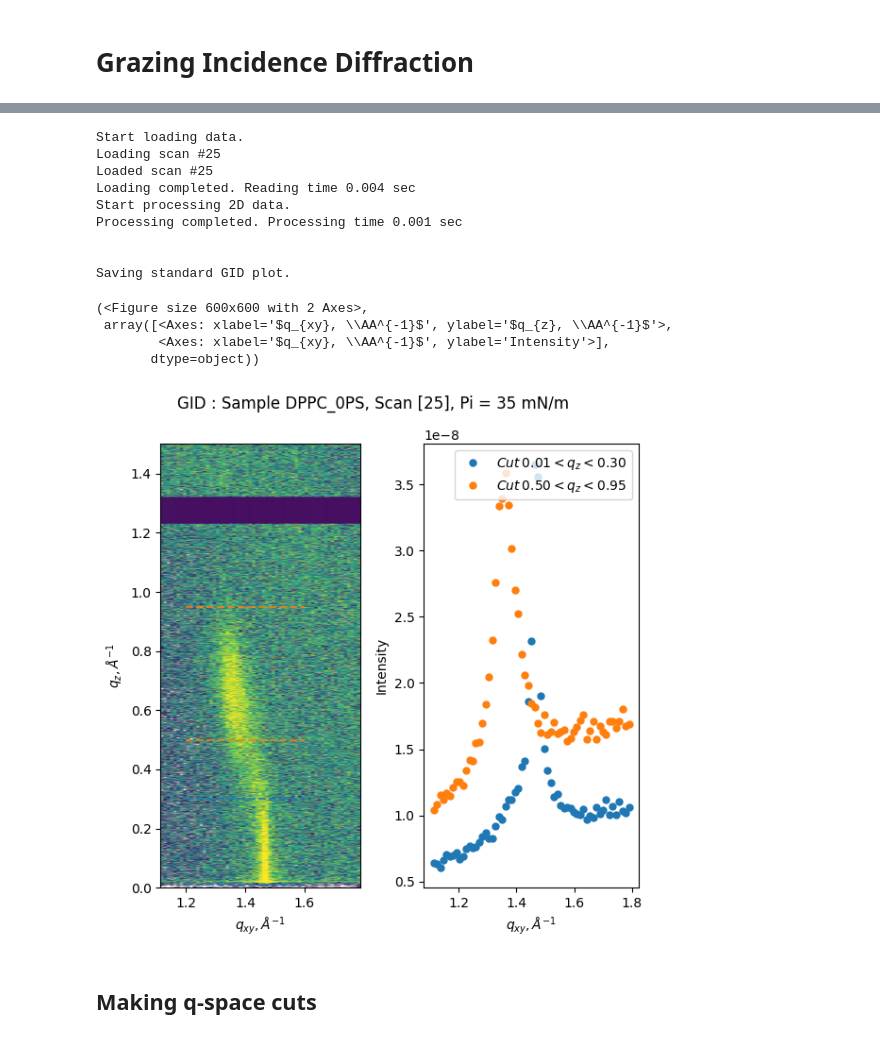
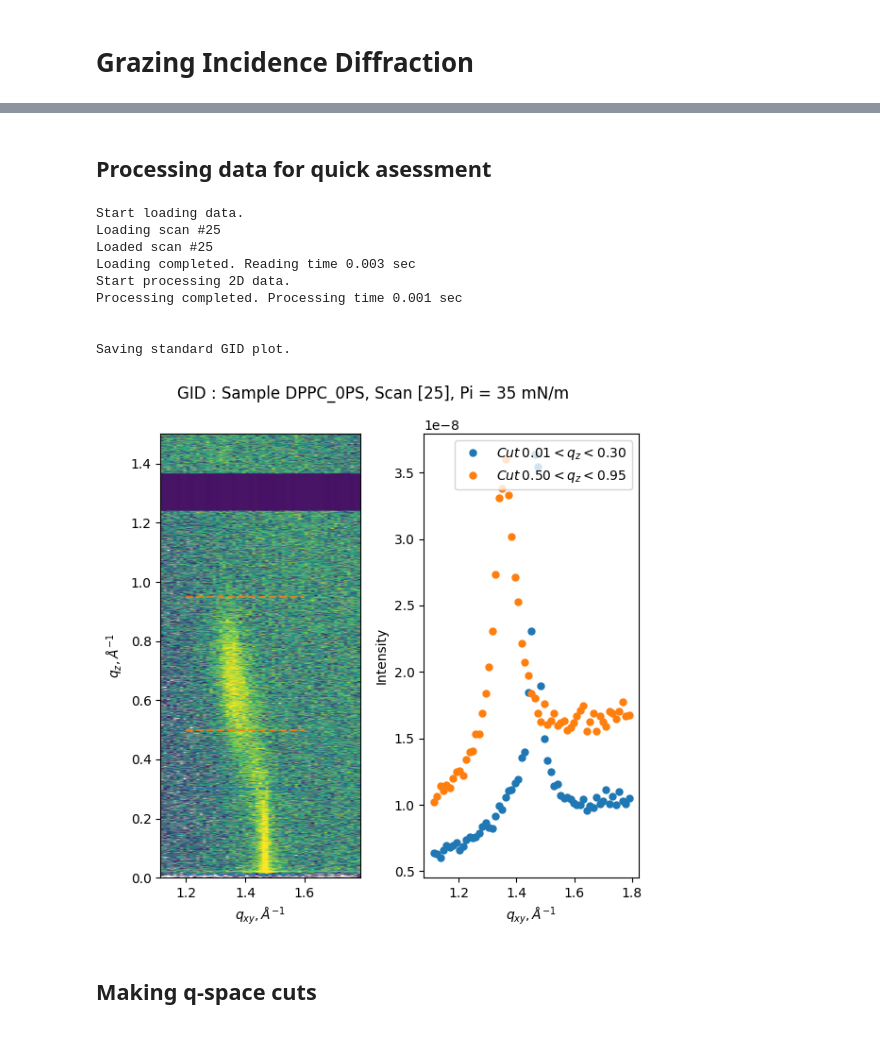
Before and after one commit to chelberserker/ESRF_ID10_SURF, a Jupyter notebook: usage_example.ipynb, the cells around one changed output, grey strips where cells are left out. Drawn from its saved outputs; the diff is of its cells as text; code cells hidden in the pictures.

Commit message:
Added a Mythen calibration and updated usage_example.ipynb

```diff
--- a/usage_example.ipynb
+++ b/usage_example.ipynb
@@ -87,0 +90,3 @@ Starting q-space mapping.
+# %%
+calibration_filename = '/mnt/data/ls3582/id10-surf/20251120/RAW_DATA/eh1_exp_2025_11_17/eh1_exp_2025_11_17_0001/eh1_exp_2025_11_17_0001.h5'
+PPD, mythen_gap = GID.calibrate_mythen(filename=calibration_filename, scanN=59, plot=True)
@@ -88,21 +96,19 @@ Starting q-space mapping.
+# %% [markdown]
+## Processing data for quick asessment
 # %%
-gid = GID(file, gid_ScanN_list, PX0=50, PPD=198.5, mythen_gap=90, alpha_i_name='mu', I0=2e12, saving_dir=SavingDir)
-gid.plot_quick_analysis(save=True)
+gid = GID(file, gid_ScanN_list, PX0=50, PPD=PPD, mythen_gap=mythen_gap, alpha_i_name='mu', I0=2e12, saving_dir=SavingDir)
+fig, ax = gid.plot_quick_analysis(save=True)
 # %% [output]
 Start loading data.
 Loading scan #25
 Loaded scan #25
-Loading completed. Reading time 0.004 sec
+Loading completed. Reading time 0.003 sec
 Start processing 2D data.
 Processing completed. Processing time 0.001 sec
 
 
 Saving standard GID plot.
-(<Figure size 600x600 with 2 Axes>,
- array([<Axes: xlabel='$q_{xy}, \\AA^{-1}$', ylabel='$q_{z}, \\AA^{-1}$'>,
-        <Axes: xlabel='$q_{xy}, \\AA^{-1}$', ylabel='Intensity'>],
-       dtype=object))
-[figure, old version]
+[figure, new version]
 # %% [markdown]
 ## Making q-space cuts
 # %%
```
Also changed, not shown: parts of 8 cells of this notebook, 2 other files.
